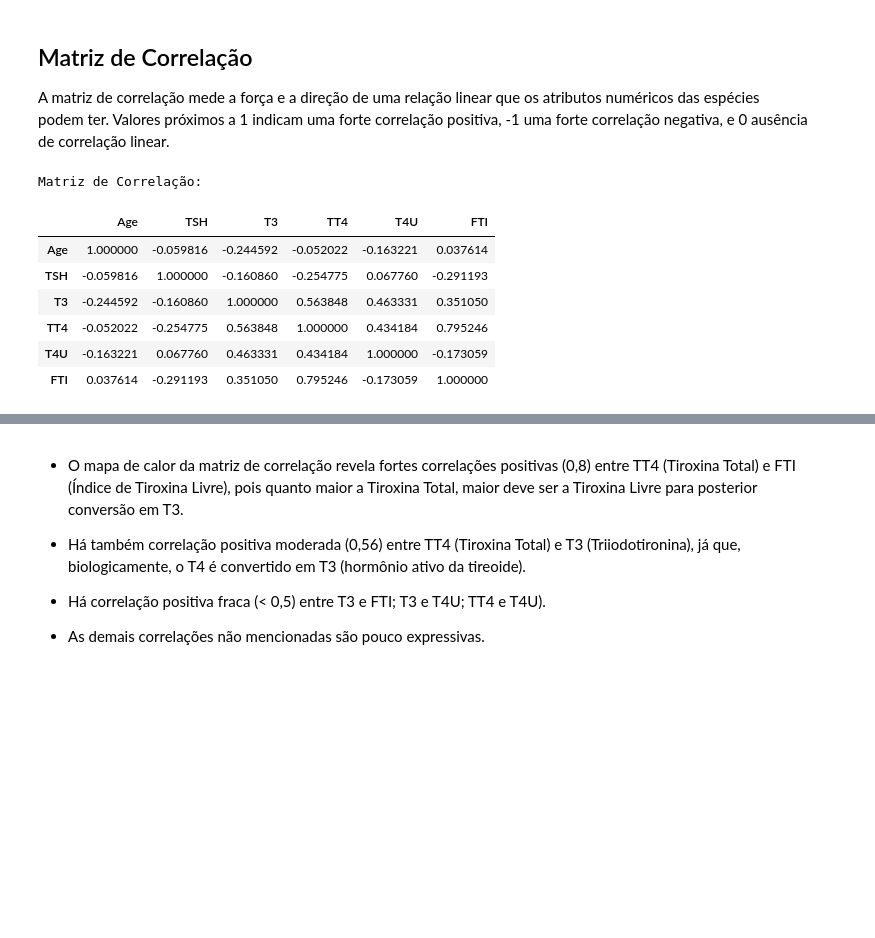
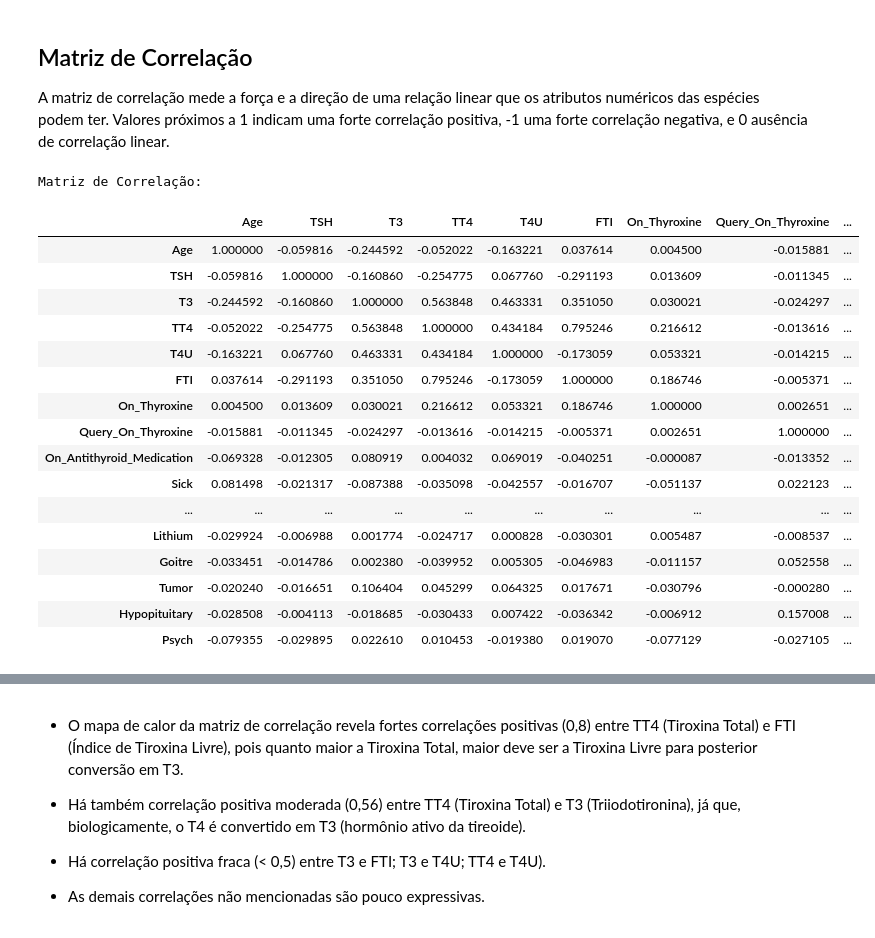
Before and after one commit to leticiasbm/DSAnalytics, a Jupyter notebook: MVP_Letícia_Santos_Batista_de_Melo.ipynb, the cells around one changed output, grey strips where cells are left out. Cells and saved outputs as stored; diff of their text form; code cells hidden in the pictures; blank space fills up the shorter version.

```diff
--- a/MVP_Letícia_Santos_Batista_de_Melo.ipynb
+++ b/MVP_Letícia_Santos_Batista_de_Melo.ipynb
@@ -470,15 +470,27 @@ A matriz de correlação mede a força e a direção de uma relação linear que
 # %%
 # Matriz de correlação
 
 print("\nMatriz de Correlação:")
-dataframe[["Age", "TSH", "T3", "TT4", "T4U", "FTI"]].corr()
+dataframe[["Age", "TSH", "T3", "TT4", "T4U", "FTI", "On_Thyroxine", "Query_On_Thyroxine", "On_Antithyroid_Medication", "Sick", "Pregnant",
+           "Thyroid_Surgery", "I131_Treatment", "Query_Hypothyroid", "Query_Hyperthyroid",
+           "Lithium", "Goitre", "Tumor", "Hypopituitary", "Psych"]].corr()
 # %% [output]
 Matriz de Correlação:
-|  | Age | TSH | T3 | TT4 | T4U | FTI |
-| Age | 1.000000 | -0.059816 | -0.244592 | -0.052022 | -0.163221 | 0.037614 |
-| TSH | -0.059816 | 1.000000 | -0.160860 | -0.254775 | 0.067760 | -0.291193 |
-| T3 | -0.244592 | -0.160860 | 1.000000 | 0.563848 | 0.463331 | 0.351050 |
-| TT4 | -0.052022 | -0.254775 | 0.563848 | 1.000000 | 0.434184 | 0.795246 |
-| T4U | -0.163221 | 0.067760 | 0.463331 | 0.434184 | 1.000000 | -0.173059 |
-| FTI | 0.037614 | -0.291193 | 0.351050 | 0.795246 | -0.173059 | 1.000000 |
+|  | Age | TSH | T3 | TT4 | T4U | FTI | On_Thyroxine | Query_On_Thyroxine | ... |
+| Age | 1.000000 | -0.059816 | -0.244592 | -0.052022 | -0.163221 | 0.037614 | 0.004500 | -0.015881 | ... |
+| TSH | -0.059816 | 1.000000 | -0.160860 | -0.254775 | 0.067760 | -0.291193 | 0.013609 | -0.011345 | ... |
+| T3 | -0.244592 | -0.160860 | 1.000000 | 0.563848 | 0.463331 | 0.351050 | 0.030021 | -0.024297 | ... |
+| TT4 | -0.052022 | -0.254775 | 0.563848 | 1.000000 | 0.434184 | 0.795246 | 0.216612 | -0.013616 | ... |
+| T4U | -0.163221 | 0.067760 | 0.463331 | 0.434184 | 1.000000 | -0.173059 | 0.053321 | -0.014215 | ... |
+| FTI | 0.037614 | -0.291193 | 0.351050 | 0.795246 | -0.173059 | 1.000000 | 0.186746 | -0.005371 | ... |
+| On_Thyroxine | 0.004500 | 0.013609 | 0.030021 | 0.216612 | 0.053321 | 0.186746 | 1.000000 | 0.002651 | ... |
+| Query_On_Thyroxine | -0.015881 | -0.011345 | -0.024297 | -0.013616 | -0.014215 | -0.005371 | 0.002651 | 1.000000 | ... |
+| On_Antithyroid_Medication | -0.069328 | -0.012305 | 0.080919 | 0.004032 | 0.069019 | -0.040251 | -0.000087 | -0.013352 | ... |
+| Sick | 0.081498 | -0.021317 | -0.087388 | -0.035098 | -0.042557 | -0.016707 | -0.051137 | 0.022123 | ... |
+| ... | ... | ... | ... | ... | ... | ... | ... | ... | ... |
+| Lithium | -0.029924 | -0.006988 | 0.001774 | -0.024717 | 0.000828 | -0.030301 | 0.005487 | -0.008537 | ... |
+| Goitre | -0.033451 | -0.014786 | 0.002380 | -0.039952 | 0.005305 | -0.046983 | -0.011157 | 0.052558 | ... |
+| Tumor | -0.020240 | -0.016651 | 0.106404 | 0.045299 | 0.064325 | 0.017671 | -0.030796 | -0.000280 | ... |
+| Hypopituitary | -0.028508 | -0.004113 | -0.018685 | -0.030433 | 0.007422 | -0.036342 | -0.006912 | 0.157008 | ... |
+| Psych | -0.079355 | -0.029895 | 0.022610 | 0.010453 | -0.019380 | 0.019070 | -0.077129 | -0.027105 | ... |
 # %%
```
Also changed, not shown: parts of 1 cell of this notebook.
